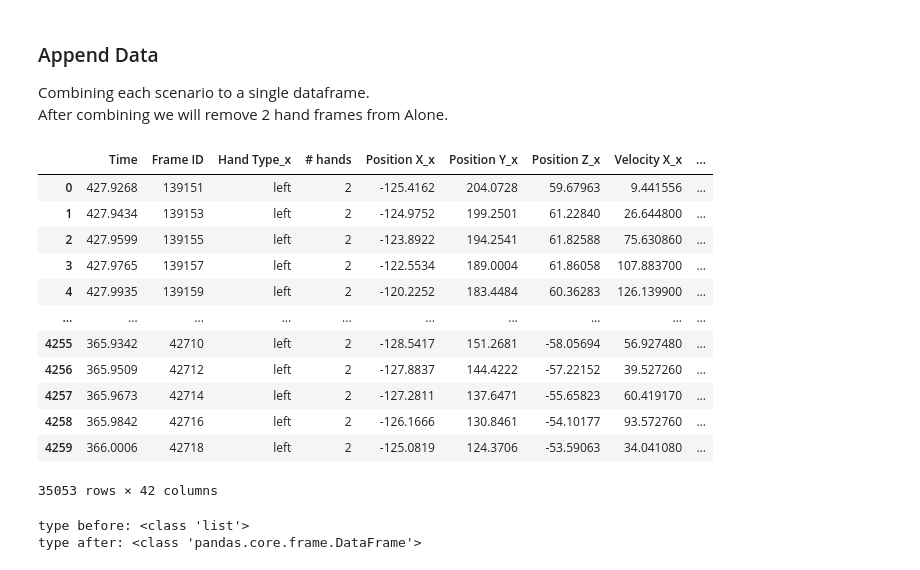
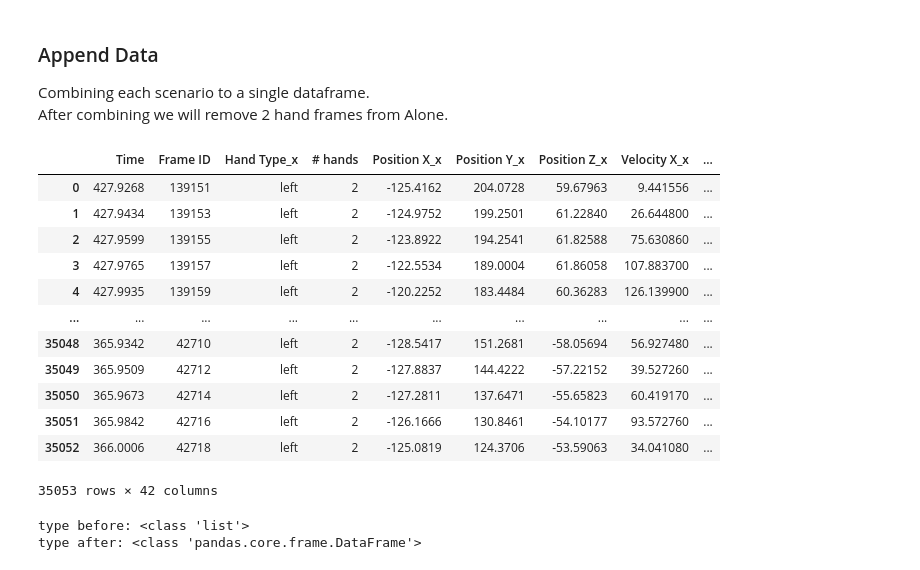
Before and after one commit to oridarshan/data-visualization-project, a Jupyter notebook: Hands Classification.ipynb, the cells around one changed output. Cells and saved outputs as stored; diff of their text form; code cells hidden in the pictures.

```diff
--- a/Hands Classification.ipynb
+++ b/Hands Classification.ipynb
@@ -743,23 +743,23 @@ Combining each scenario to a single dataframe.
 After combining we will remove 2 hand frames from Alone.
 # %%
 # combine the data lists
-Sync=pd.concat(Sync)
-Spon=pd.concat(Spon)
-Alone=pd.concat(Alone)
+Sync=pd.concat(Sync,ignore_index=True)
+Spon=pd.concat(Spon,ignore_index=True)
+Alone=pd.concat(Alone,ignore_index=True)
 Sync
 # %% [output]
 |  | Time | Frame ID | Hand Type_x | # hands | Position X_x | Position Y_x | Position Z_x | Velocity X_x | ... |
 | 0 | 427.9268 | 139151 | left | 2 | -125.4162 | 204.0728 | 59.67963 | 9.441556 | ... |
 | 1 | 427.9434 | 139153 | left | 2 | -124.9752 | 199.2501 | 61.22840 | 26.644800 | ... |
 | 2 | 427.9599 | 139155 | left | 2 | -123.8922 | 194.2541 | 61.82588 | 75.630860 | ... |
 | 3 | 427.9765 | 139157 | left | 2 | -122.5534 | 189.0004 | 61.86058 | 107.883700 | ... |
 | 4 | 427.9935 | 139159 | left | 2 | -120.2252 | 183.4484 | 60.36283 | 126.139900 | ... |
 | ... | ... | ... | ... | ... | ... | ... | ... | ... | ... |
-| 4255 | 365.9342 | 42710 | left | 2 | -128.5417 | 151.2681 | -58.05694 | 56.927480 | ... |
-| 4256 | 365.9509 | 42712 | left | 2 | -127.8837 | 144.4222 | -57.22152 | 39.527260 | ... |
-| 4257 | 365.9673 | 42714 | left | 2 | -127.2811 | 137.6471 | -55.65823 | 60.419170 | ... |
-| 4258 | 365.9842 | 42716 | left | 2 | -126.1666 | 130.8461 | -54.10177 | 93.572760 | ... |
-| 4259 | 366.0006 | 42718 | left | 2 | -125.0819 | 124.3706 | -53.59063 | 34.041080 | ... |
+| 35048 | 365.9342 | 42710 | left | 2 | -128.5417 | 151.2681 | -58.05694 | 56.927480 | ... |
+| 35049 | 365.9509 | 42712 | left | 2 | -127.8837 | 144.4222 | -57.22152 | 39.527260 | ... |
+| 35050 | 365.9673 | 42714 | left | 2 | -127.2811 | 137.6471 | -55.65823 | 60.419170 | ... |
+| 35051 | 365.9842 | 42716 | left | 2 | -126.1666 | 130.8461 | -54.10177 | 93.572760 | ... |
+| 35052 | 366.0006 | 42718 | left | 2 | -125.0819 | 124.3706 | -53.59063 | 34.041080 | ... |
 35053 rows × 42 columns
 # %%
 print('type before: '+str(type(Sync_test)))
```
Also changed, not shown: parts of 15 cells of this notebook.
